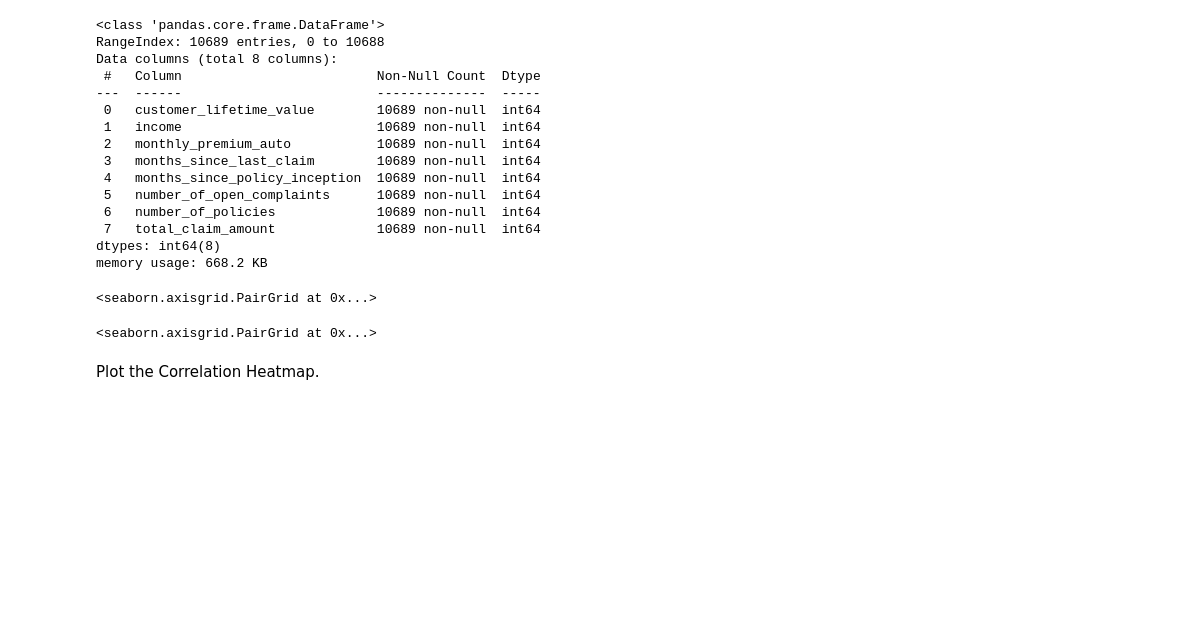
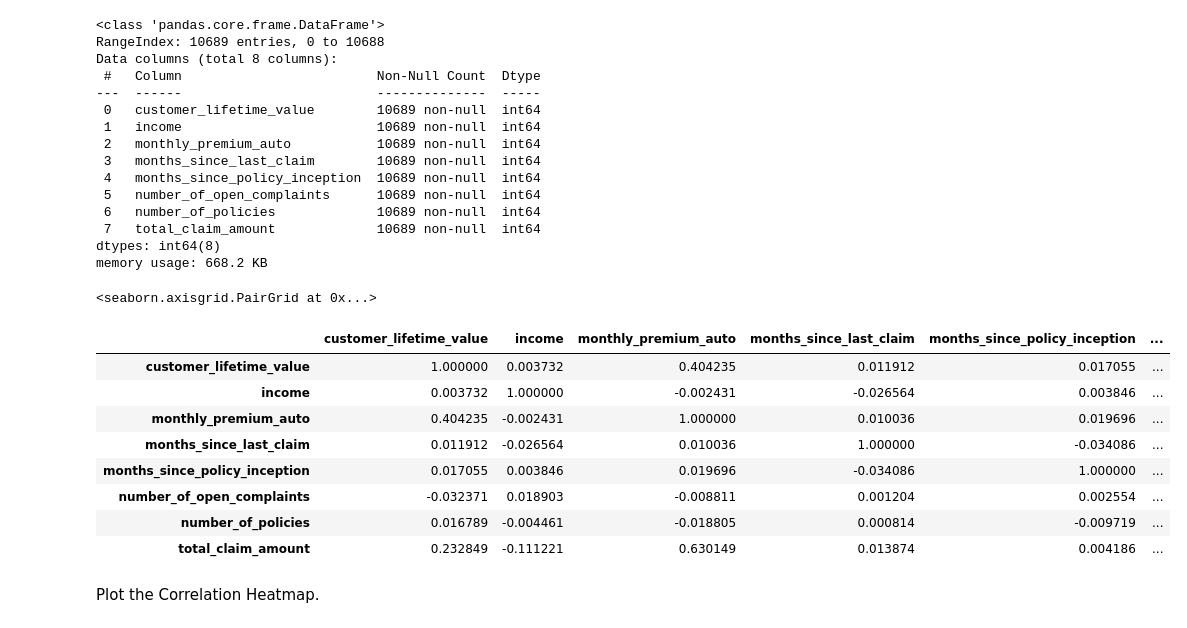
Before and after one commit to aychakurtulush/Ironhack-Labs, a Jupyter notebook: Customer_Analysis_Case_Study/Activity 3 (Wednesday).ipynb, the cells around one changed output. Saved outputs shown, nothing was run; the diff lists cells and outputs as text; code cells hidden in the pictures; blank space fills up the shorter version.

```diff
--- a/Customer_Analysis_Case_Study/Activity 3 (Wednesday).ipynb
+++ b/Customer_Analysis_Case_Study/Activity 3 (Wednesday).ipynb
@@ -158,9 +158,17 @@ sns.pairplot(numerical)
 # %% [output]
 <seaborn.axisgrid.PairGrid at 0x...>
 # %%
-sns.pairplot(numerical)
+numerical.corr()
 # %% [output]
-<seaborn.axisgrid.PairGrid at 0x...>
+|  | customer_lifetime_value | income | monthly_premium_auto | months_since_last_claim | months_since_policy_inception | ... |
+| customer_lifetime_value | 1.000000 | 0.003732 | 0.404235 | 0.011912 | 0.017055 | ... |
+| income | 0.003732 | 1.000000 | -0.002431 | -0.026564 | 0.003846 | ... |
+| monthly_premium_auto | 0.404235 | -0.002431 | 1.000000 | 0.010036 | 0.019696 | ... |
+| months_since_last_claim | 0.011912 | -0.026564 | 0.010036 | 1.000000 | -0.034086 | ... |
+| months_since_policy_inception | 0.017055 | 0.003846 | 0.019696 | -0.034086 | 1.000000 | ... |
+| number_of_open_complaints | -0.032371 | 0.018903 | -0.008811 | 0.001204 | 0.002554 | ... |
+| number_of_policies | 0.016789 | -0.004461 | -0.018805 | 0.000814 | -0.009719 | ... |
+| total_claim_amount | 0.232849 | -0.111221 | 0.630149 | 0.013874 | 0.004186 | ... |
 # %%
 corr = numerical.corr()
 # %% [markdown]
```
Also changed, not shown: parts of 3 cells of this notebook.
